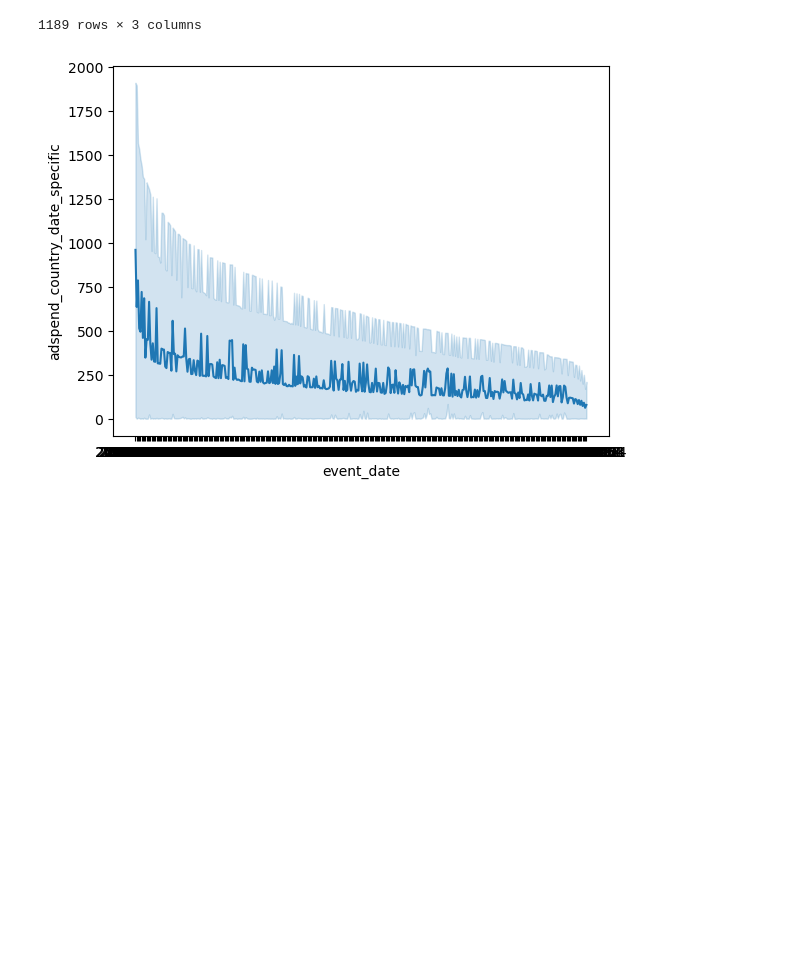
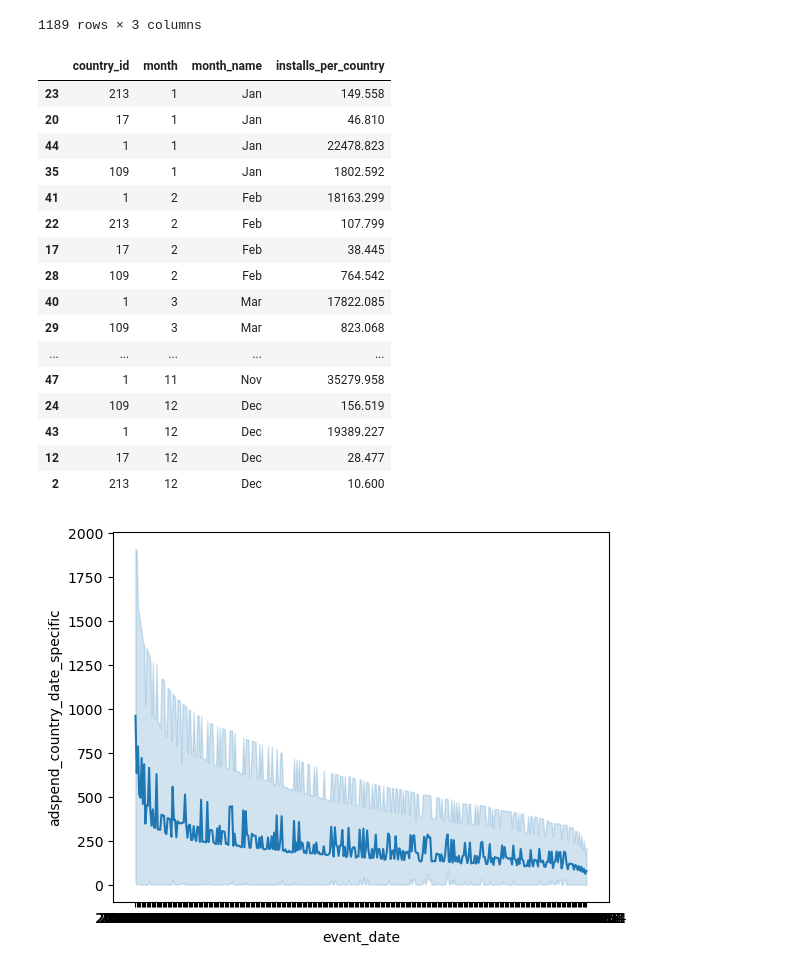
Before and after one commit to roshaan7zafar/JustDice, a Jupyter notebook: main.ipynb, the cells around one changed output. Drawn from its saved outputs; the diff is of its cells as text; code cells hidden in the pictures; blank space fills up the shorter version.

```diff
--- a/main.ipynb
+++ b/main.ipynb
@@ -653,6 +653,28 @@ adspend_country_date_specific.sort_values(by=["event_date"])
 | 328 | 1 | 2022-12-31 | 378.410 |
 | 807 | 17 | 2022-12-31 | 2.880 |
 1189 rows × 3 columns
+# %%
+country_adspend_monthly = adspend_df.groupby(['country_id','month','month_name'])['value_usd'].sum()\
+                        .sort_values(ascending=True).reset_index(name='installs_per_country')
+country_adspend_monthly.sort_values(by=['month'])
+# %% [output]
+|  | country_id | month | month_name | installs_per_country |
+| 23 | 213 | 1 | Jan | 149.558 |
+| 20 | 17 | 1 | Jan | 46.810 |
+| 44 | 1 | 1 | Jan | 22478.823 |
+| 35 | 109 | 1 | Jan | 1802.592 |
+| 41 | 1 | 2 | Feb | 18163.299 |
+| 22 | 213 | 2 | Feb | 107.799 |
+| 17 | 17 | 2 | Feb | 38.445 |
+| 28 | 109 | 2 | Feb | 764.542 |
+| 40 | 1 | 3 | Mar | 17822.085 |
+| 29 | 109 | 3 | Mar | 823.068 |
+| ... | ... | ... | ... | ... |
+| 47 | 1 | 11 | Nov | 35279.958 |
+| 24 | 109 | 12 | Dec | 156.519 |
+| 43 | 1 | 12 | Dec | 19389.227 |
+| 12 | 17 | 12 | Dec | 28.477 |
+| 2 | 213 | 12 | Dec | 10.600 |
 # %%
 sns.lineplot(x="event_date", y="adspend_country_date_specific", data=adspend_country_date_specific)
 plt.show()
```
Also changed, not shown: parts of 2 cells of this notebook.
